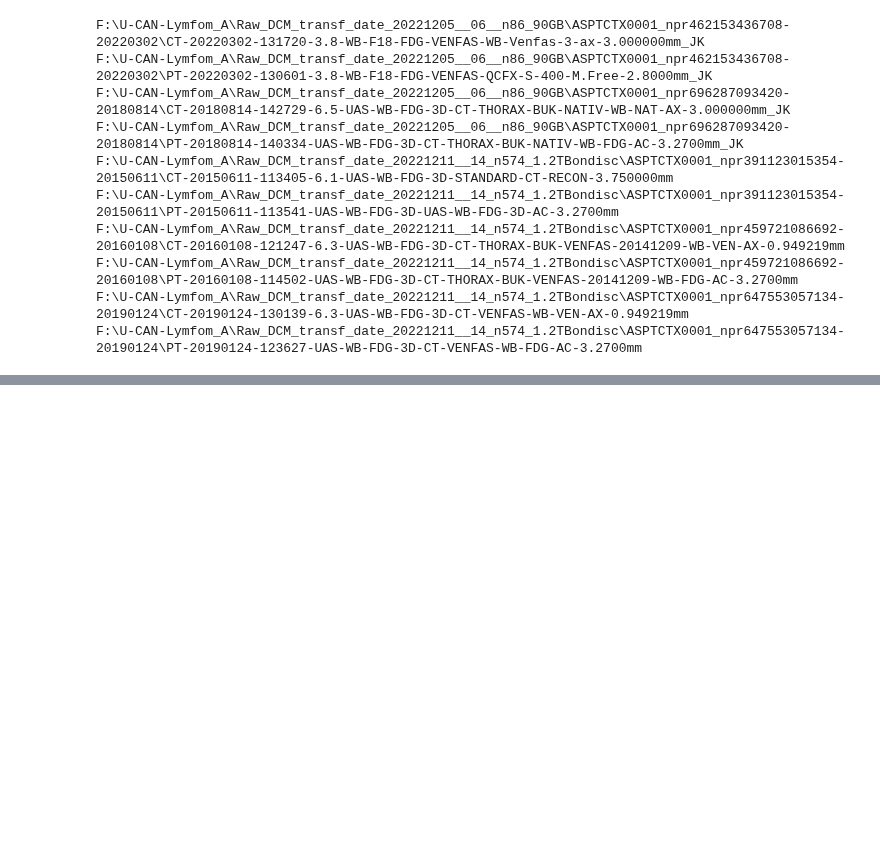
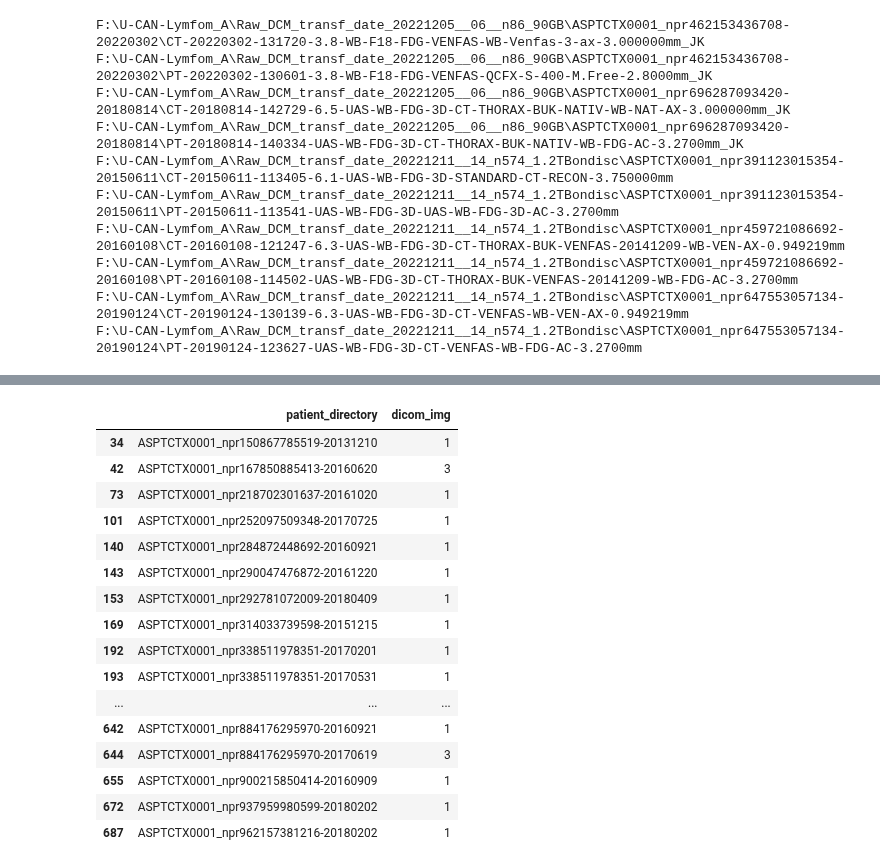
Before and after one commit to NickosKal/UCAN-PET-CT-image-data-handling-pipeline, a Jupyter notebook: Task 1.3/Resample_images_from_UCAN_sample.ipynb, the cells around one changed output, grey strips where cells are left out. Drawn from its saved outputs; the diff is of its cells as text; code cells hidden in the pictures; blank space fills up the shorter version.

```diff
--- a/Task 1.3/Resample_images_from_UCAN_sample.ipynb
+++ b/Task 1.3/Resample_images_from_UCAN_sample.ipynb
@@ -106,0 +150,21 @@ sitk.WriteImage(image = res_img, fileName = r'F:\U-CAN-Lymfom_A\Selected_for_UCA
+# %%
+patientgrp = master_data.groupby(['patient_directory']).agg({'dicom_img':'count'}).reset_index()
+patientgrp[patientgrp['dicom_img']!=2]
+# %% [output]
+|  | patient_directory | dicom_img |
+| 34 | ASPTCTX0001_npr150867785519-20131210 | 1 |
+| 42 | ASPTCTX0001_npr167850885413-20160620 | 3 |
+| 73 | ASPTCTX0001_npr218702301637-20161020 | 1 |
+| 101 | ASPTCTX0001_npr252097509348-20170725 | 1 |
+| 140 | ASPTCTX0001_npr284872448692-20160921 | 1 |
+| 143 | ASPTCTX0001_npr290047476872-20161220 | 1 |
+| 153 | ASPTCTX0001_npr292781072009-20180409 | 1 |
+| 169 | ASPTCTX0001_npr314033739598-20151215 | 1 |
+| 192 | ASPTCTX0001_npr338511978351-20170201 | 1 |
+| 193 | ASPTCTX0001_npr338511978351-20170531 | 1 |
+| ... | ... | ... |
+| 642 | ASPTCTX0001_npr884176295970-20160921 | 1 |
+| 644 | ASPTCTX0001_npr884176295970-20170619 | 3 |
+| 655 | ASPTCTX0001_npr900215850414-20160909 | 1 |
+| 672 | ASPTCTX0001_npr937959980599-20180202 | 1 |
+| 687 | ASPTCTX0001_npr962157381216-20180202 | 1 |
```
Also changed, not shown: parts of 14 cells of this notebook, 3 other files.
